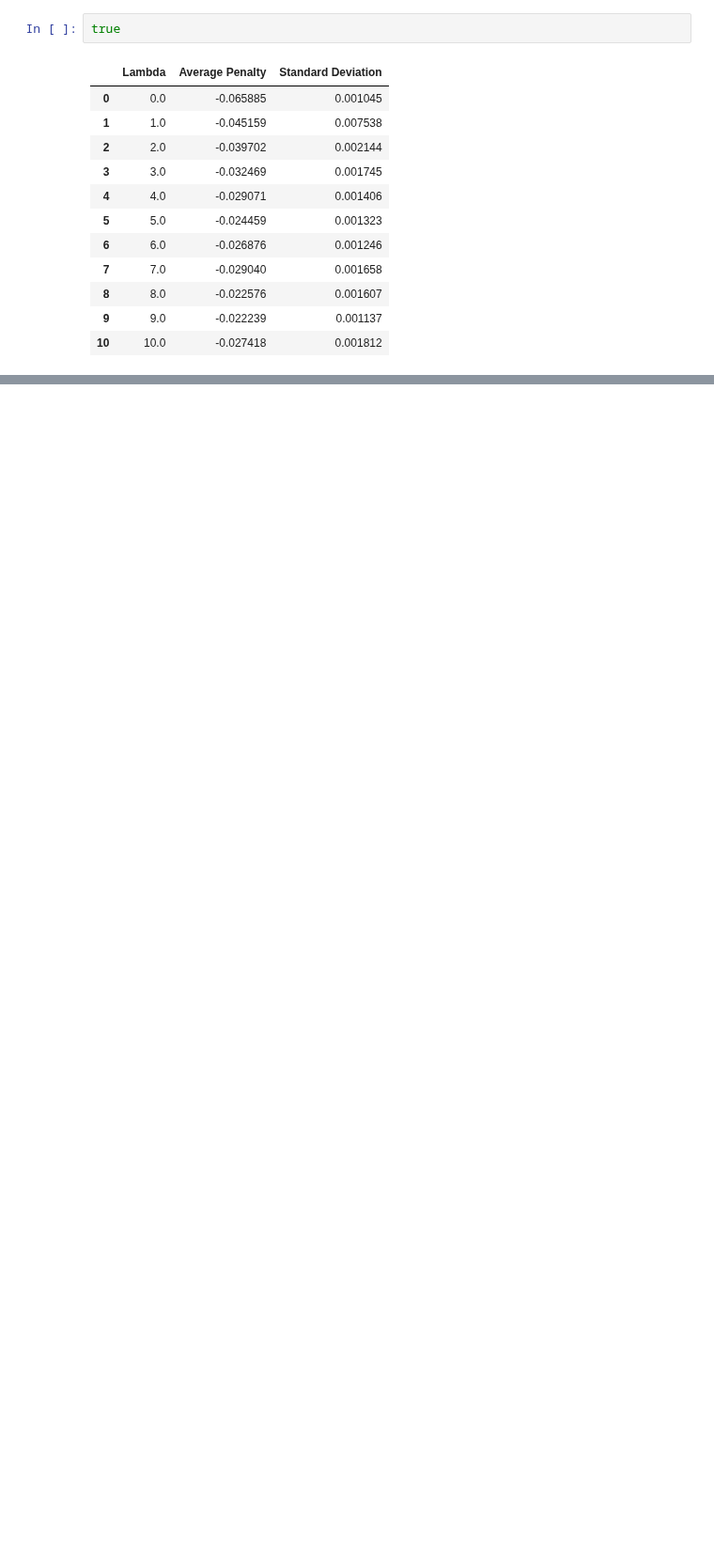
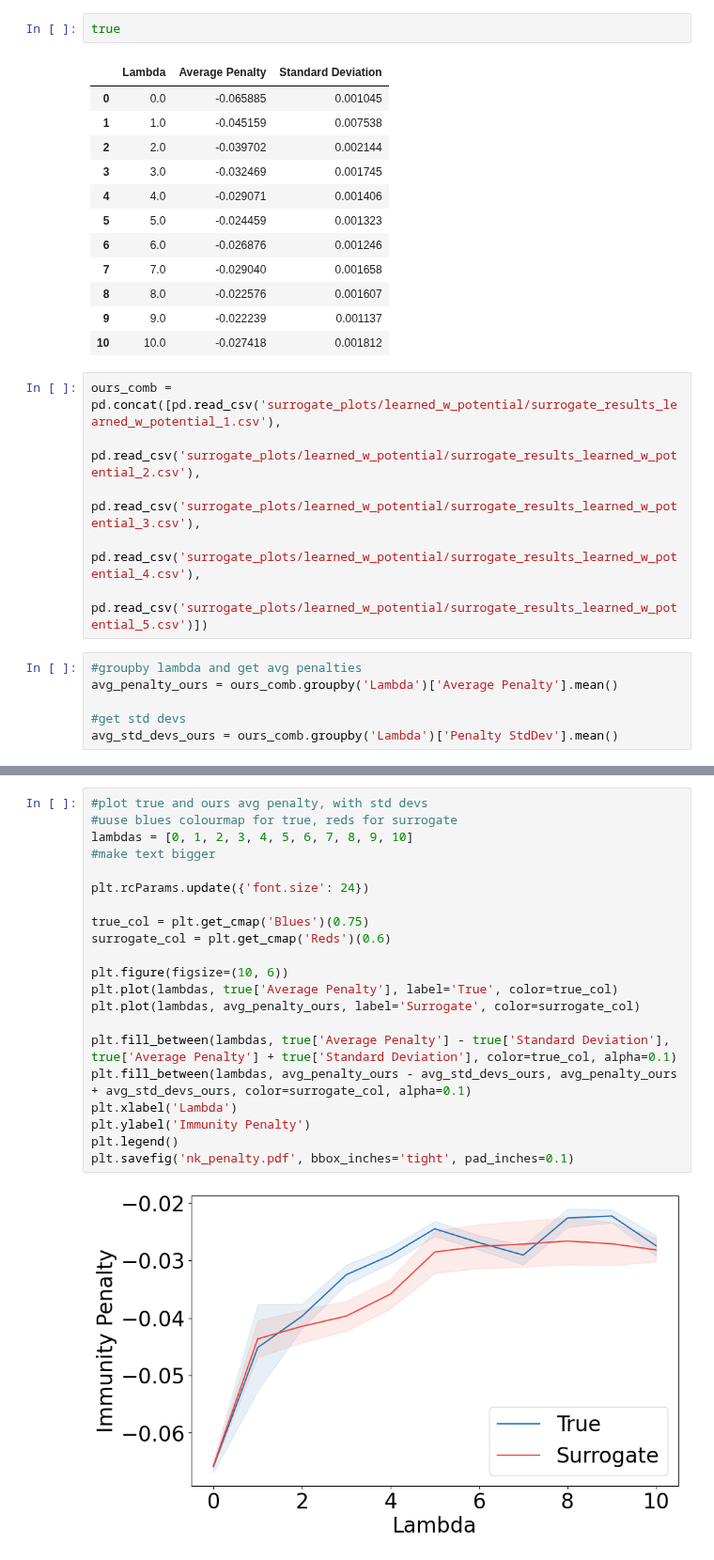
Before and after one commit to harrya32/HTI, a Jupyter notebook: DTR-Bench/results_formatting.ipynb, the cells around one changed output, grey strips where cells are left out. Shown at 94% size. Saved outputs shown, nothing was run; the diff lists cells and outputs as text; blank space fills up the shorter version.

Commit message:
final surrogate reward results

```diff
--- a/DTR-Bench/results_formatting.ipynb
+++ b/DTR-Bench/results_formatting.ipynb
@@ -238,3 +238,15 @@ true
 | 8 | 8.0 | -0.022576 | 0.001607 |
 | 9 | 9.0 | -0.022239 | 0.001137 |
 | 10 | 10.0 | -0.027418 | 0.001812 |
+# %%
+ours_comb = pd.concat([pd.read_csv('surrogate_plots/learned_w_potential/surrogate_results_learned_w_potential_1.csv'),
+                  pd.read_csv('surrogate_plots/learned_w_potential/surrogate_results_learned_w_potential_2.csv'),
+                    pd.read_csv('surrogate_plots/learned_w_potential/surrogate_results_learned_w_potential_3.csv'),
+                    pd.read_csv('surrogate_plots/learned_w_potential/surrogate_results_learned_w_potential_4.csv'),
+                    pd.read_csv('surrogate_plots/learned_w_potential/surrogate_results_learned_w_potential_5.csv')])
+# %%
+#groupby lambda and get avg penalties
+avg_penalty_ours = ours_comb.groupby('Lambda')['Average Penalty'].mean()
+
+#get std devs
+avg_std_devs_ours = ours_comb.groupby('Lambda')['Penalty StdDev'].mean()
@@ -240,0 +284,23 @@ true
+# %%
+#plot true and ours avg penalty, with std devs
+#uuse blues colourmap for true, reds for surrogate
+lambdas = [0, 1, 2, 3, 4, 5, 6, 7, 8, 9, 10]
+#make text bigger
+
+plt.rcParams.update({'font.size': 24})
+
+true_col = plt.get_cmap('Blues')(0.75)
+surrogate_col = plt.get_cmap('Reds')(0.6)
+
+plt.figure(figsize=(10, 6))
+plt.plot(lambdas, true['Average Penalty'], label='True', color=true_col)
+plt.plot(lambdas, avg_penalty_ours, label='Surrogate', color=surrogate_col)
+
+plt.fill_between(lambdas, true['Average Penalty'] - true['Standard Deviation'], true['Average Penalty'] + true['Standard Deviation'], color=true_col, alpha=0.1)
+plt.fill_between(lambdas, avg_penalty_ours - avg_std_devs_ours, avg_penalty_ours + avg_std_devs_ours, color=surrogate_col, alpha=0.1)
+plt.xlabel('Lambda')
+plt.ylabel('Immunity Penalty')
+plt.legend()
+plt.savefig('nk_penalty.pdf', bbox_inches='tight', pad_inches=0.1)
+# %% [output]
+[figure, added]
```
Also changed, not shown: parts of 4 cells of this notebook, 47 other files.
